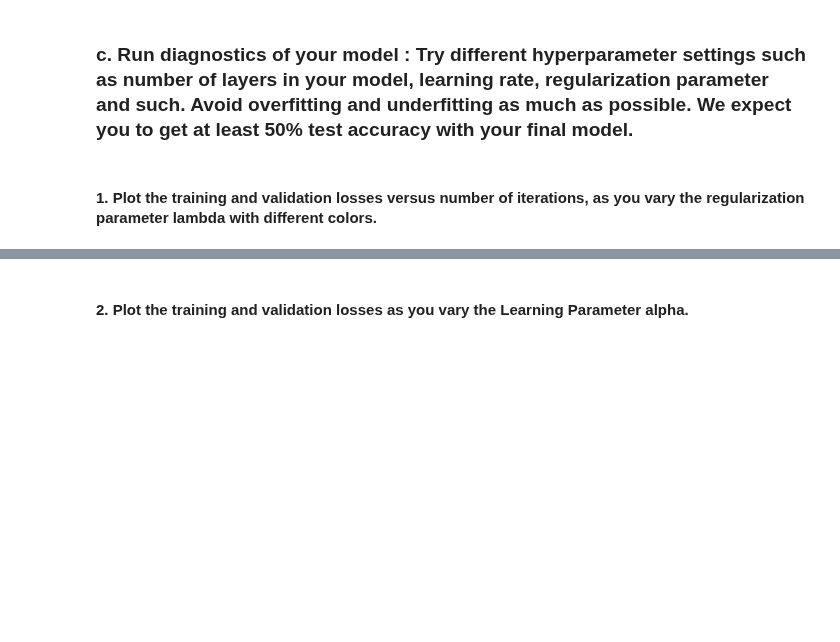
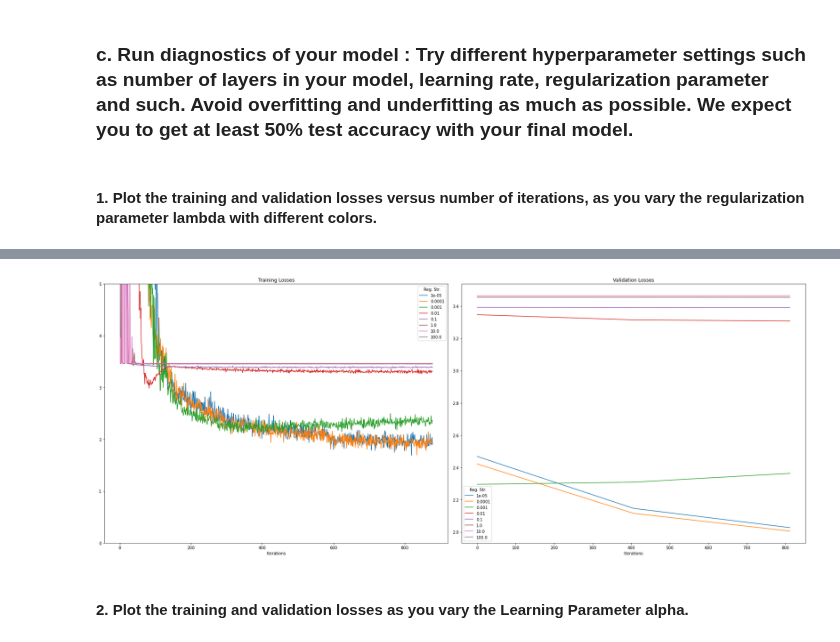
Before and after one commit to batuhanfaik/itu-cmpe, a Jupyter notebook: hw1/Homework-1.ipynb, the cells around one changed output, grey strips where cells are left out. Saved outputs shown, nothing was run; the diff lists cells and outputs as text; code cells hidden in the pictures; blank space fills up the shorter version.

```diff
--- a/hw1/Homework-1.ipynb
+++ b/hw1/Homework-1.ipynb
@@ -643,2 +761,22 @@ Vanishing weights seems to not be a problem in this model. Because ReLU activati
 # %% [markdown]
 #### 1. Plot the training and validation losses versus number of iterations, as you vary the regularization parameter lambda with different colors.
+# %%
+# Disable warnings globally, this line can be commented
+np.seterr(divide='ignore', invalid='ignore')
+
+reg_strs = np.logspace(-5, 2, num=8)
+lr = 1e-1
+momentum = 0.9
+n_epochs = 3
+mini_batch_size = 512
+
+losses = {}
+
+for reg_str in reg_strs:
+    print("Regularization Strength: {}".format(reg_str))
+    various_models = reset_models()
+    model = various_models[0]
+    optimizer = layer.SGDWithMomentum(model, lr=lr, regularization_str=reg_str, mu=momentum)
+    train_losses, _, val_losses, _ = train(model, optimizer, x_train, y_train, x_val, y_val, n_epochs=n_epochs, mini_batch_size=mini_batch_size)
+    losses[reg_str] = train_losses, val_losses
+print("\nRegularization Strength Tests End!")
@@ -645,2 +801,21 @@ Vanishing weights seems to not be a problem in this model. Because ReLU activati
+# %%
+# Plot settings
+prop_cycle = plt.rcParams['axes.prop_cycle']
+colors = prop_cycle.by_key()['color']
+n_iterations = (num_data_points + mini_batch_size - 1) // mini_batch_size
+
+fig, axes = plt.subplots(nrows=1, ncols=2, figsize=(25, 10))
+for index, reg_str in enumerate(reg_strs):
+    axes[0].plot(losses[reg_str][0], color=colors[index])
+    axes[1].plot(np.arange(0, n_iterations * n_epochs, n_iterations), losses[reg_str][1], color=colors[index])
+axes[0].set_ylim(bottom=0, top=5)
+axes[0].set_title("Training Losses")
+axes[1].set_title("Validation Losses")
+for axis in axes:
+    axis.legend(reg_strs, loc="best", title="Reg. Str.")
+    axis.set_xlabel("Iterations")
+fig.tight_layout()
+# %% [output]
+[figure, added]
 # %% [markdown]
 #### 2. Plot the training and validation losses as you vary the Learning Parameter alpha.
```
Also changed, not shown: parts of 18 cells of this notebook, 1 other file.
